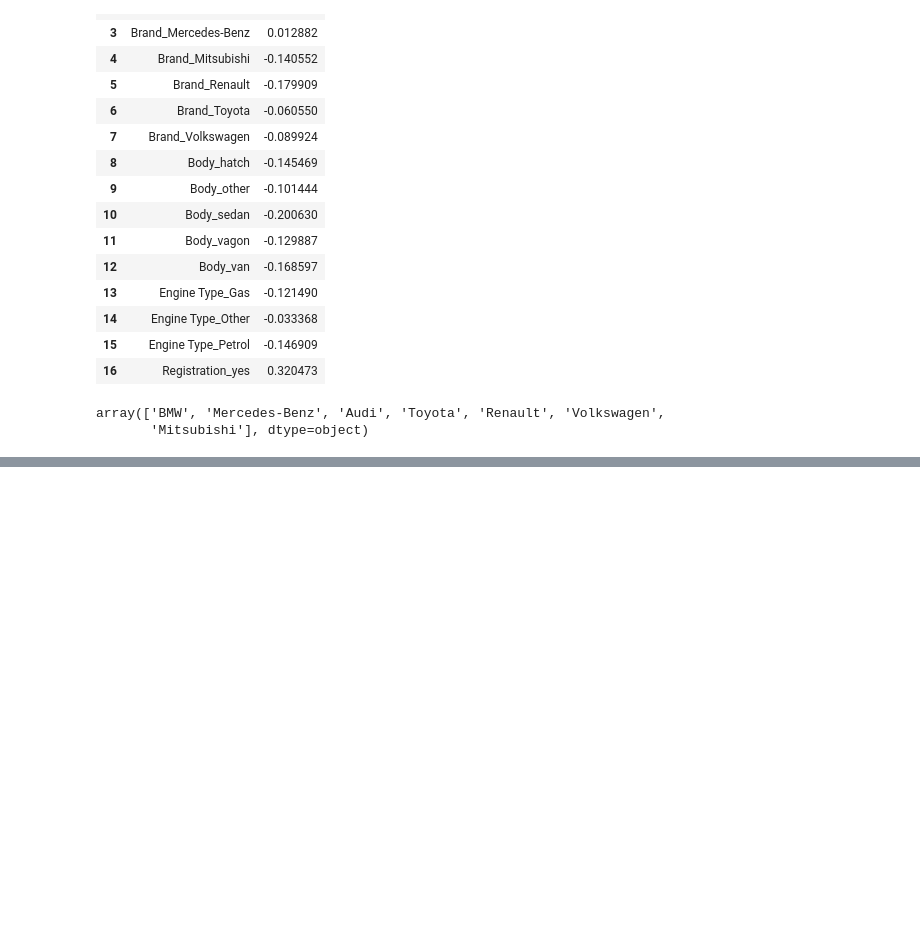
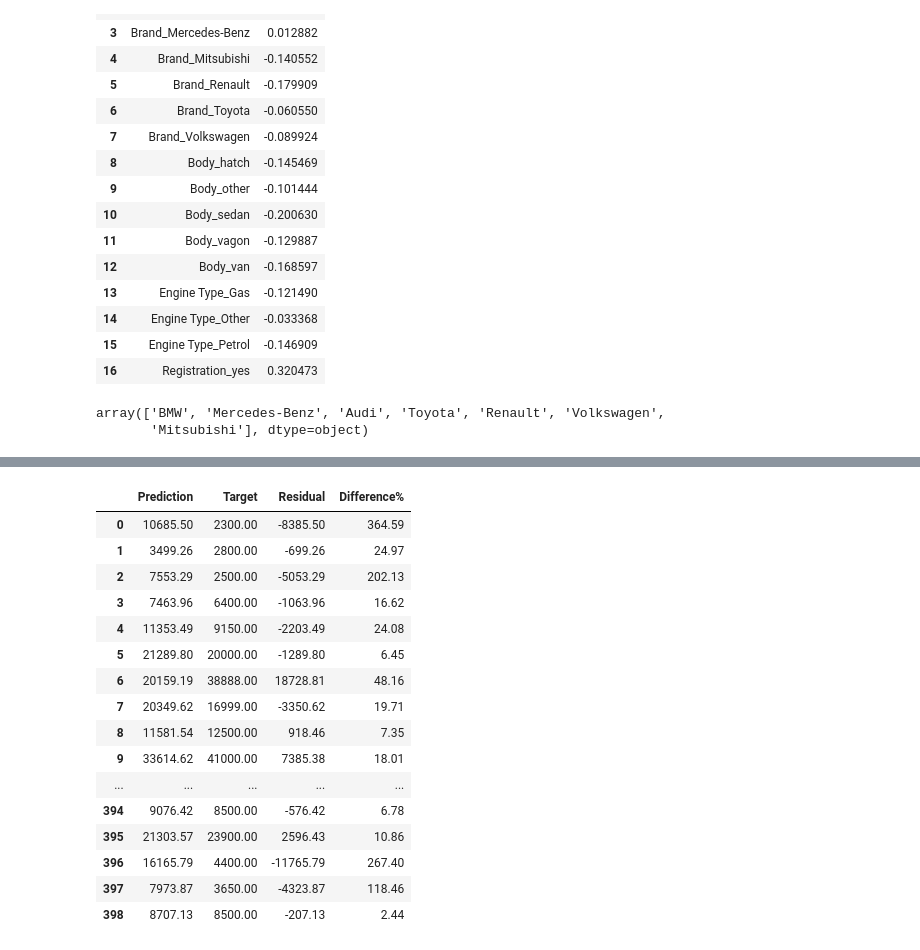
Before and after one commit to KJR020/The-Data-Science-Course-2020-Complete-Data-Science-Bootcamp, a Jupyter notebook: Linear_Regeression_Practical_Example_Part1.ipynb, the cells around one changed output, grey strips where cells are left out. Drawn from its saved outputs; the diff is of its cells as text; code cells hidden in the pictures; blank space fills up the shorter version.

```diff
--- a/Linear_Regeression_Practical_Example_Part1.ipynb
+++ b/Linear_Regeression_Practical_Example_Part1.ipynb
@@ -425,0 +449,3 @@ array(['BMW', 'Mercedes-Benz', 'Audi', 'Toyota', 'Renault', 'Volkswagen',
+# %%
+df_pf['Target'] = np.exp(y_test)
+df_pf.head()
@@ -425,0 +459,3 @@ array(['BMW', 'Mercedes-Benz', 'Audi', 'Toyota', 'Renault', 'Volkswagen',
+# %%
+y_test = y_test.reset_index(drop=True)
+y_test.head()
@@ -425,0 +469,3 @@ array(['BMW', 'Mercedes-Benz', 'Audi', 'Toyota', 'Renault', 'Volkswagen',
+# %%
+df_pf['Target'] = np.exp(y_test)
+df_pf
@@ -425,0 +490,23 @@ array(['BMW', 'Mercedes-Benz', 'Audi', 'Toyota', 'Renault', 'Volkswagen',
+# %%
+df_pf['Residual'] = df_pf['Target'] - df_pf['Prediction']
+# %%
+df_pf['Difference%'] = np.absolute(df_pf['Residual']/df_pf['Target']*100)
+df_pf
+# %% [output]
+|  | Prediction | Target | Residual | Difference% |
+| 0 | 10685.50 | 2300.00 | -8385.50 | 364.59 |
+| 1 | 3499.26 | 2800.00 | -699.26 | 24.97 |
+| 2 | 7553.29 | 2500.00 | -5053.29 | 202.13 |
+| 3 | 7463.96 | 6400.00 | -1063.96 | 16.62 |
+| 4 | 11353.49 | 9150.00 | -2203.49 | 24.08 |
+| 5 | 21289.80 | 20000.00 | -1289.80 | 6.45 |
+| 6 | 20159.19 | 38888.00 | 18728.81 | 48.16 |
+| 7 | 20349.62 | 16999.00 | -3350.62 | 19.71 |
+| 8 | 11581.54 | 12500.00 | 918.46 | 7.35 |
+| 9 | 33614.62 | 41000.00 | 7385.38 | 18.01 |
+| ... | ... | ... | ... | ... |
+| 394 | 9076.42 | 8500.00 | -576.42 | 6.78 |
+| 395 | 21303.57 | 23900.00 | 2596.43 | 10.86 |
+| 396 | 16165.79 | 4400.00 | -11765.79 | 267.40 |
+| 397 | 7973.87 | 3650.00 | -4323.87 | 118.46 |
+| 398 | 8707.13 | 8500.00 | -207.13 | 2.44 |
```
Also changed, not shown: parts of 9 cells of this notebook.
